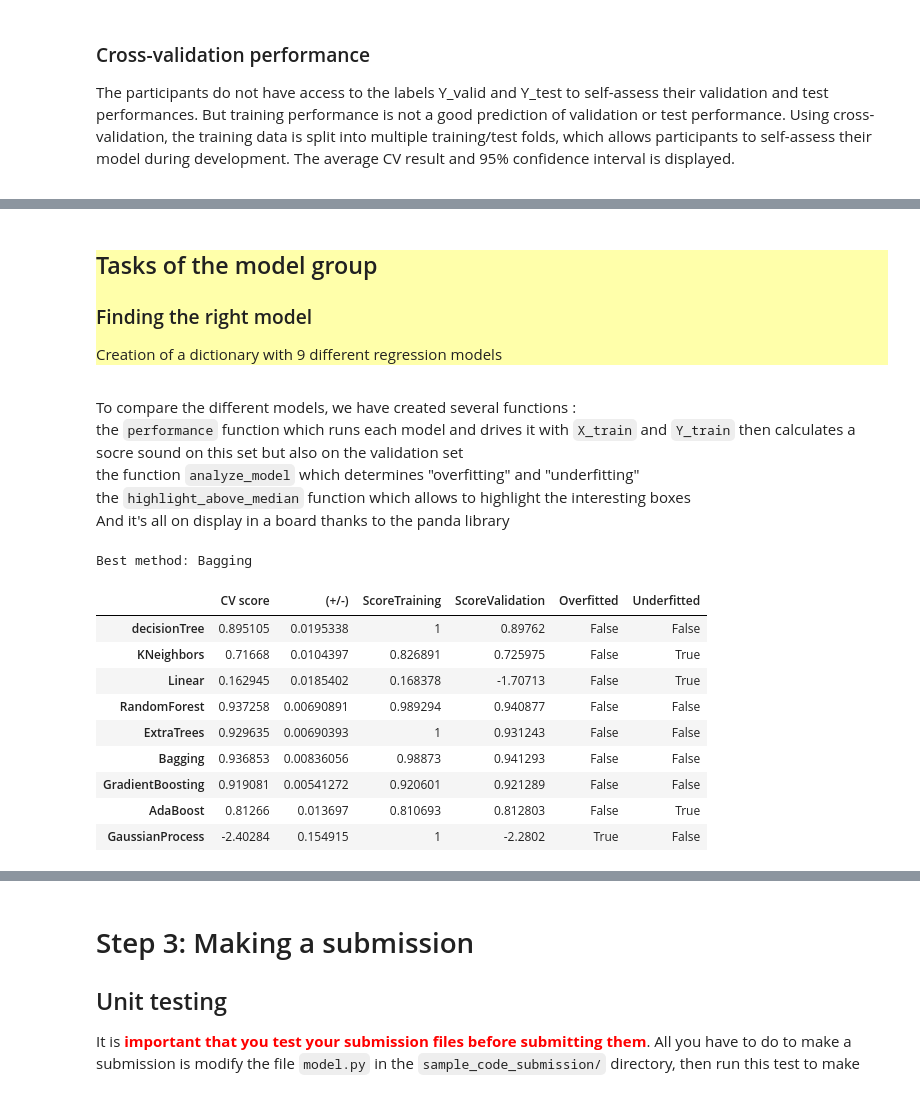
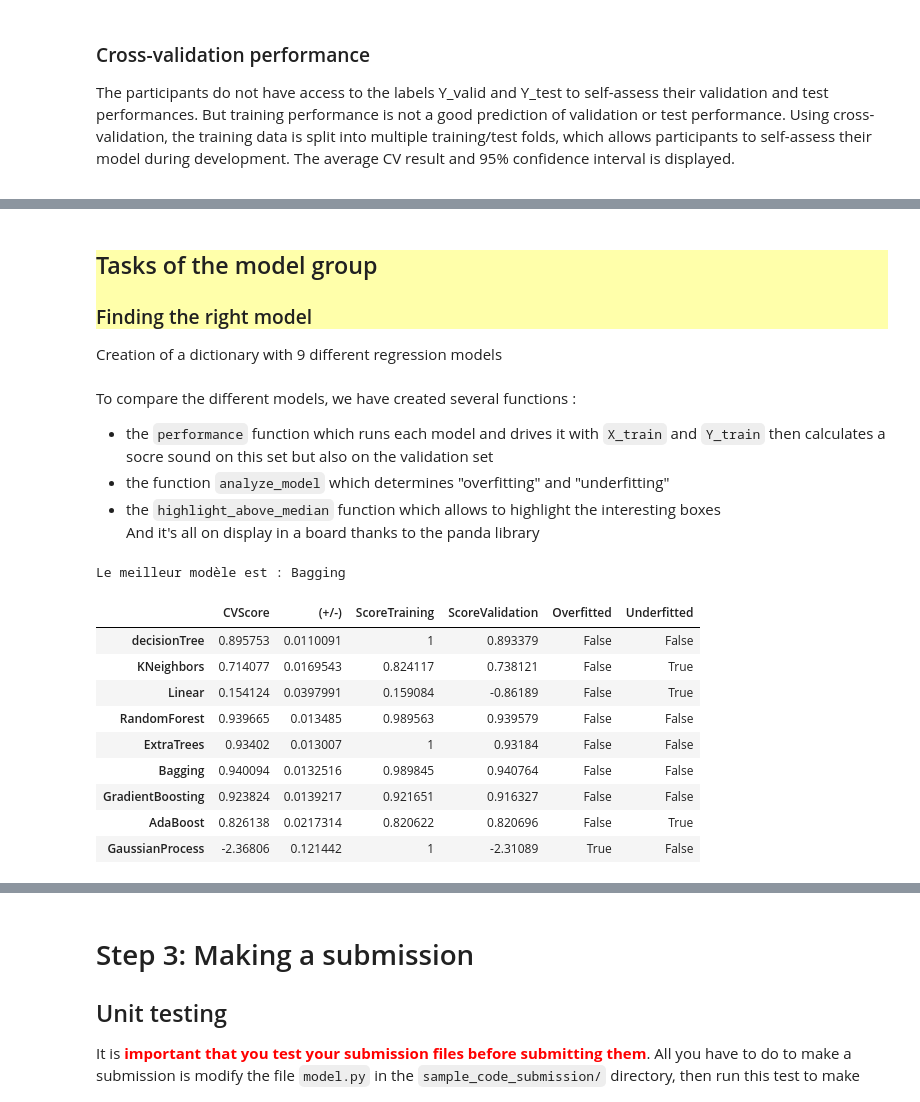
Before and after one commit to Fanoa/Taxi, a Jupyter notebook: starting_kit/README_Model.ipynb, the cells around one changed output, grey strips where cells are left out. Drawn from its saved outputs; the diff is of its cells as text; code cells hidden in the pictures.

```diff
--- a/starting_kit/README_Model.ipynb
+++ b/starting_kit/README_Model.ipynb
@@ -403,8 +403,8 @@ CV score (95 perc. CI): 0.94 (+/- 0.01)
 <div style="background:#FFFFAA">
 <h2>Tasks of the model group</h2>
 <h3>Finding the right model</h3>
+</div>
 <p>Creation of a dictionary with 9 different regression models</p>
-</div>
 # %%
 from sklearn.neighbors import KNeighborsRegressor #r2_metric(set1_score)=0.854774455436 AND CV score (95 perc. CI): 0.77 (+/- 0.01)
 from sklearn.tree import DecisionTreeRegressor #r2_metric(set1_score)=0.997115708622 AND CV score (95 perc. CI): 0.91 (+/- 0.01)
@@ -427,57 +427,56 @@ model_dict = dict(decisionTree=DecisionTreeRegressor(),
                   GaussianProcess=GaussianProcessRegressor())
 # %% [markdown]
 To compare the different models, we have created several functions :<br>
-the `performance` function which runs each model and drives it with `X_train` and `Y_train` then calculates a socre sound on this set but also on the validation set<br>
-the function `analyze_model` which determines "overfitting" and "underfitting"<br>
-the `highlight_above_median` function which allows to highlight the interesting boxes<br>
+- the `performance` function which runs each model and drives it with `X_train` and `Y_train` then calculates a socre sound on this set but also on the validation set<br>
+- the function `analyze_model` which determines "overfitting" and "underfitting"<br>
+- the `highlight_above_median` function which allows to highlight the interesting boxes<br>
 And it's all on display in a board thanks to the panda library
 # %%
 import pandas as pd
 
-def analyze_model(tabResult):
+def analyze_model_experiments(tabResult):
     tebad = tabResult.ScoreValidation < tabResult.ScoreValidation.median()
     trbad = tabResult.ScoreTraining < tabResult.ScoreTraining.median()
     overfitted = tebad & ~trbad
     underfitted = tebad & trbad
     tabResult['Overfitted'] = overfitted
     tabResult['Underfitted'] = underfitted
     return tabResult.style.apply(highlight_above_median)
 
 def highlight_above_median(s):
     '''Highlight values in a series above their median. '''
     medval = s.median()
-    return ['background-color: yellow' if v > medval else '' for v in s]
+    return ['background-color: yellow' if v>medval else '' for v in s]
 
 def performance(X_train, Y_train, X_valid, Y_valid, model_dict):
     '''Run cross-validation on a bunch of models and collect the results.'''
     tabResult = pd.DataFrame(columns =["CVScore", "(+/-)", "ScoreTraining", "ScoreValidation"])
     for modelName, model in model_dict.items():
         model.fit(X_train, Y_train)
         CVScore = cross_val_score(model, X_train, Y_train, cv=5, scoring=make_scorer(scoring_function))
         Y_hat_train = model.predict(X_train)
         Y_hat_valid = model.predict(X_valid)
         trainScore = scoring_function(Y_train, Y_hat_train)
         validScore = scoring_function(Y_valid, Y_hat_valid)
         tabResult.loc[modelName] = np.array([CVScore.mean(), CVScore.std() * 2, trainScore, validScore])
     return tabResult
 
 compar_results = performance(X_train, Y_train, X_valid, Y_valid, model_dict)
 compar_results.round(6).style.background_gradient(cmap='Blues')
-
-analyze_model(compar_results)
-
 best_model = compar_results.ScoreValidation.idxmax()
 print("Le meilleur modèle est : {}".format(best_model))
+
+analyze_model_experiments(compar_results)
 # %% [output]
-Best method: Bagging
+Le meilleur modèle est : Bagging
-|  | CV score | (+/-) | ScoreTraining | ScoreValidation | Overfitted | Underfitted |
-| decisionTree | 0.895105 | 0.0195338 | 1 | 0.89762 | False | False |
-| KNeighbors | 0.71668 | 0.0104397 | 0.826891 | 0.725975 | False | True |
-| Linear | 0.162945 | 0.0185402 | 0.168378 | -1.70713 | False | True |
-| RandomForest | 0.937258 | 0.00690891 | 0.989294 | 0.940877 | False | False |
-| ExtraTrees | 0.929635 | 0.00690393 | 1 | 0.931243 | False | False |
-| Bagging | 0.936853 | 0.00836056 | 0.98873 | 0.941293 | False | False |
-| GradientBoosting | 0.919081 | 0.00541272 | 0.920601 | 0.921289 | False | False |
-| AdaBoost | 0.81266 | 0.013697 | 0.810693 | 0.812803 | False | True |
-| GaussianProcess | -2.40284 | 0.154915 | 1 | -2.2802 | True | False |
+|  | CVScore | (+/-) | ScoreTraining | ScoreValidation | Overfitted | Underfitted |
+| decisionTree | 0.895753 | 0.0110091 | 1 | 0.893379 | False | False |
+| KNeighbors | 0.714077 | 0.0169543 | 0.824117 | 0.738121 | False | True |
+| Linear | 0.154124 | 0.0397991 | 0.159084 | -0.86189 | False | True |
+| RandomForest | 0.939665 | 0.013485 | 0.989563 | 0.939579 | False | False |
+| ExtraTrees | 0.93402 | 0.013007 | 1 | 0.93184 | False | False |
+| Bagging | 0.940094 | 0.0132516 | 0.989845 | 0.940764 | False | False |
+| GradientBoosting | 0.923824 | 0.0139217 | 0.921651 | 0.916327 | False | False |
+| AdaBoost | 0.826138 | 0.0217314 | 0.820622 | 0.820696 | False | True |
+| GaussianProcess | -2.36806 | 0.121442 | 1 | -2.31089 | True | False |
 # %% [markdown]
```
Also changed, not shown: parts of 11 cells of this notebook.
